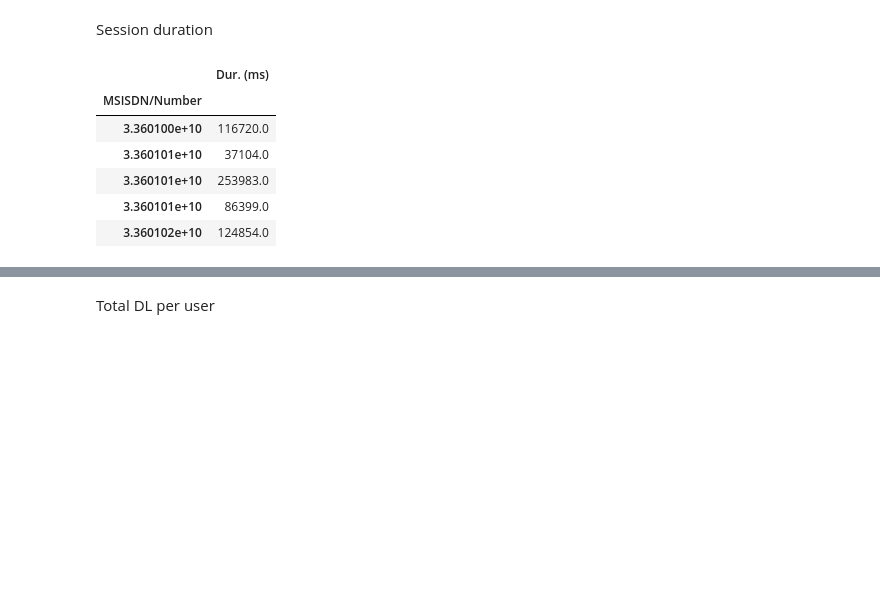
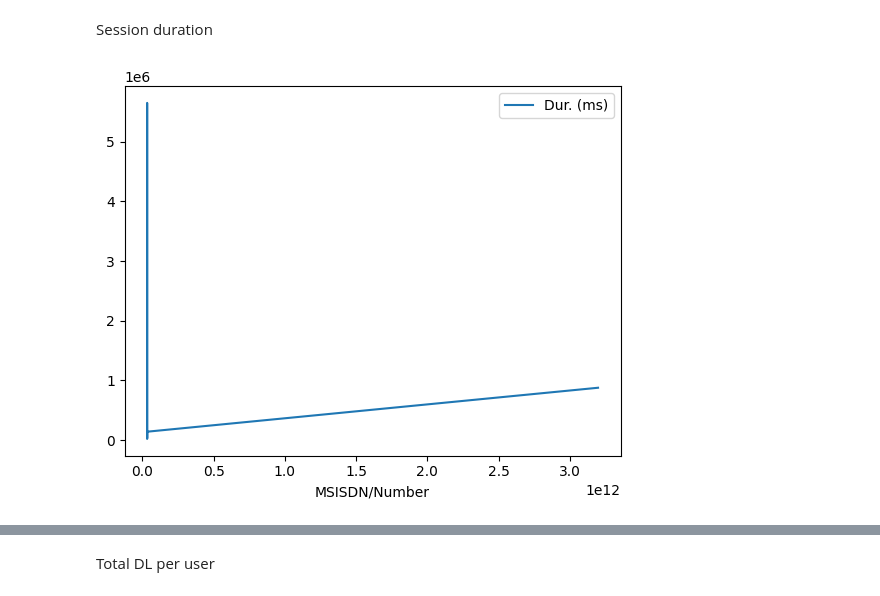
Before and after one commit to Eyouel-T/tellco, a Jupyter notebook: tellco.ipynb, the cells around one changed output, grey strips where cells are left out. Saved outputs shown, nothing was run; the diff lists cells and outputs as text; code cells hidden in the pictures; blank space fills up the shorter version.

```diff
--- a/tellco.ipynb
+++ b/tellco.ipynb
@@ -130,15 +130,11 @@ Session duration
 # %%
 df.columns
 xdr_sessions_duration = df.groupby("MSISDN/Number").agg({"Dur. (ms)":"sum"})
 xdr_sessions_duration.head()
+xdr_sessions_duration.plot()
+plt.show()
 # %% [output]
-|  | Dur. (ms) |
-| MSISDN/Number |  |
-| 3.360100e+10 | 116720.0 |
-| 3.360101e+10 | 37104.0 |
-| 3.360101e+10 | 253983.0 |
-| 3.360101e+10 | 86399.0 |
-| 3.360102e+10 | 124854.0 |
+[figure, added]
 # %%
 df.head()
 aggregated_data = df.groupby("MSISDN/Number").agg({"Total DL (Bytes)": "count"})
```
Also changed, not shown: parts of 14 cells of this notebook.
